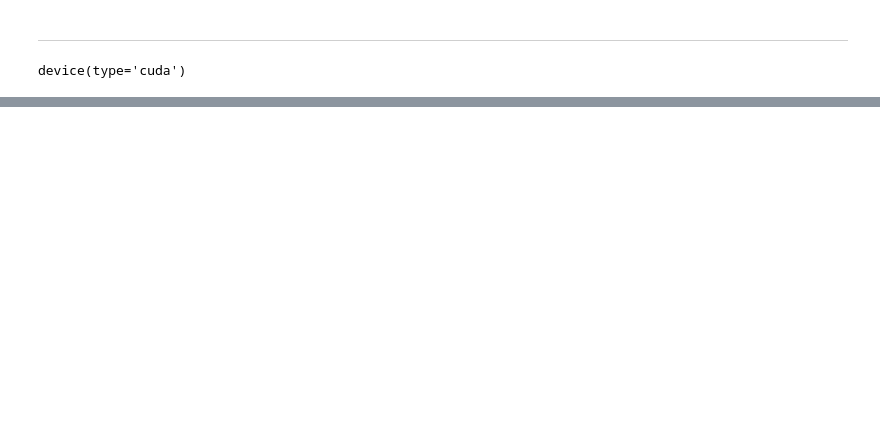
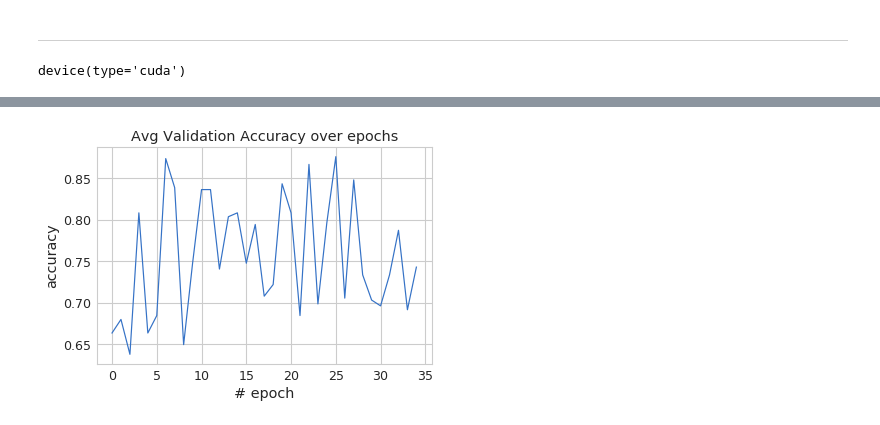
Before and after one commit to richardso21/SERP2021-BGSUB, a Jupyter notebook: FgSegNet/mask_classifier/presence_cnn.ipynb, the cells around one changed output, grey strips where cells are left out. Cells and saved outputs as stored; diff of their text form; code cells hidden in the pictures; blank space fills up the shorter version.

```diff
--- a/FgSegNet/mask_classifier/presence_cnn.ipynb
+++ b/FgSegNet/mask_classifier/presence_cnn.ipynb
@@ -395,0 +421,8 @@ history
+# %%
+plt.plot([x['avg_acc'][0] for x in history])
+plt.title('Avg Validation Accuracy over epochs')
+plt.ylabel('accuracy')
+plt.xlabel('# epoch')
+plt.show()
+# %% [output]
+[figure, added]
```
Also changed, not shown: parts of 18 cells of this notebook.
